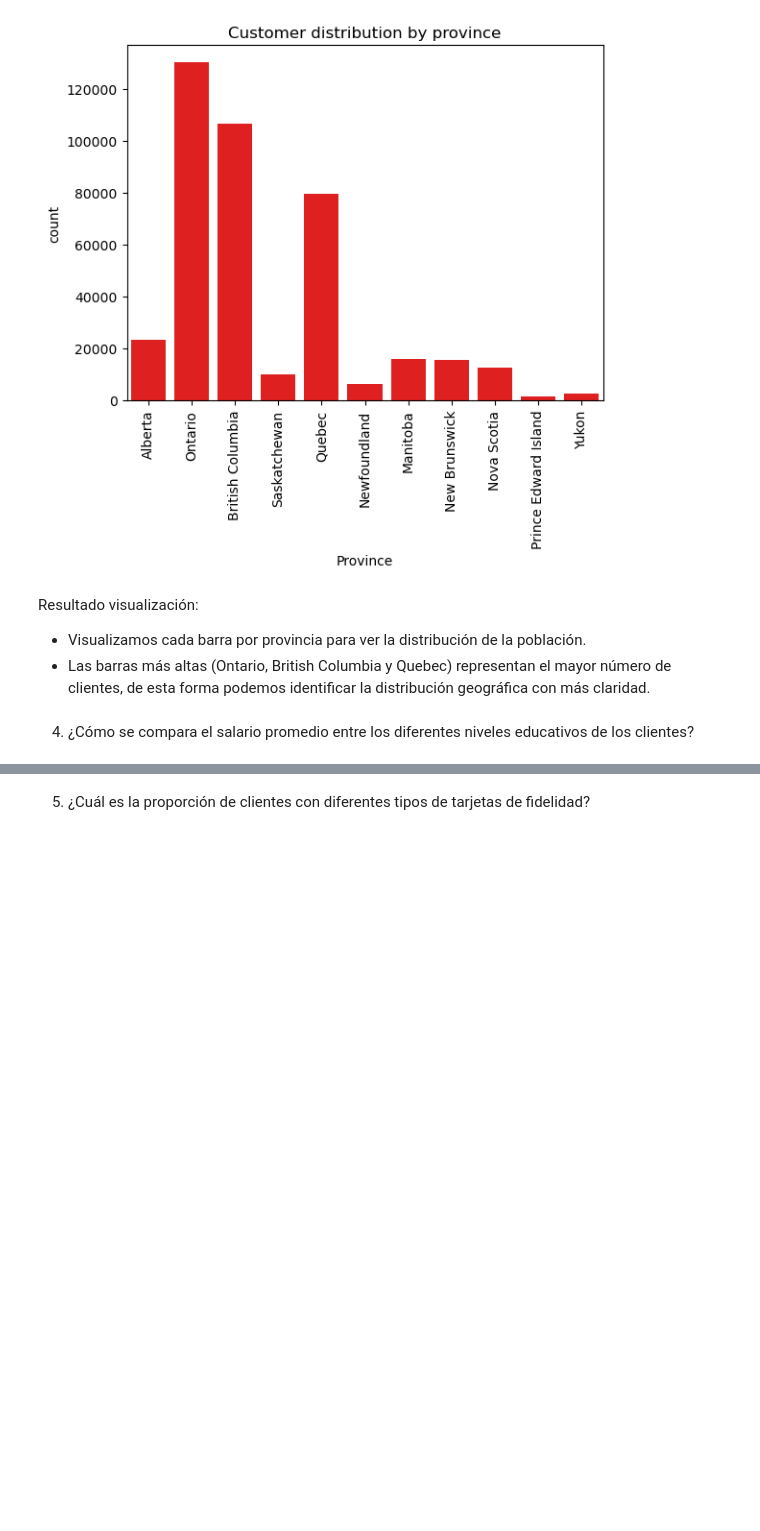
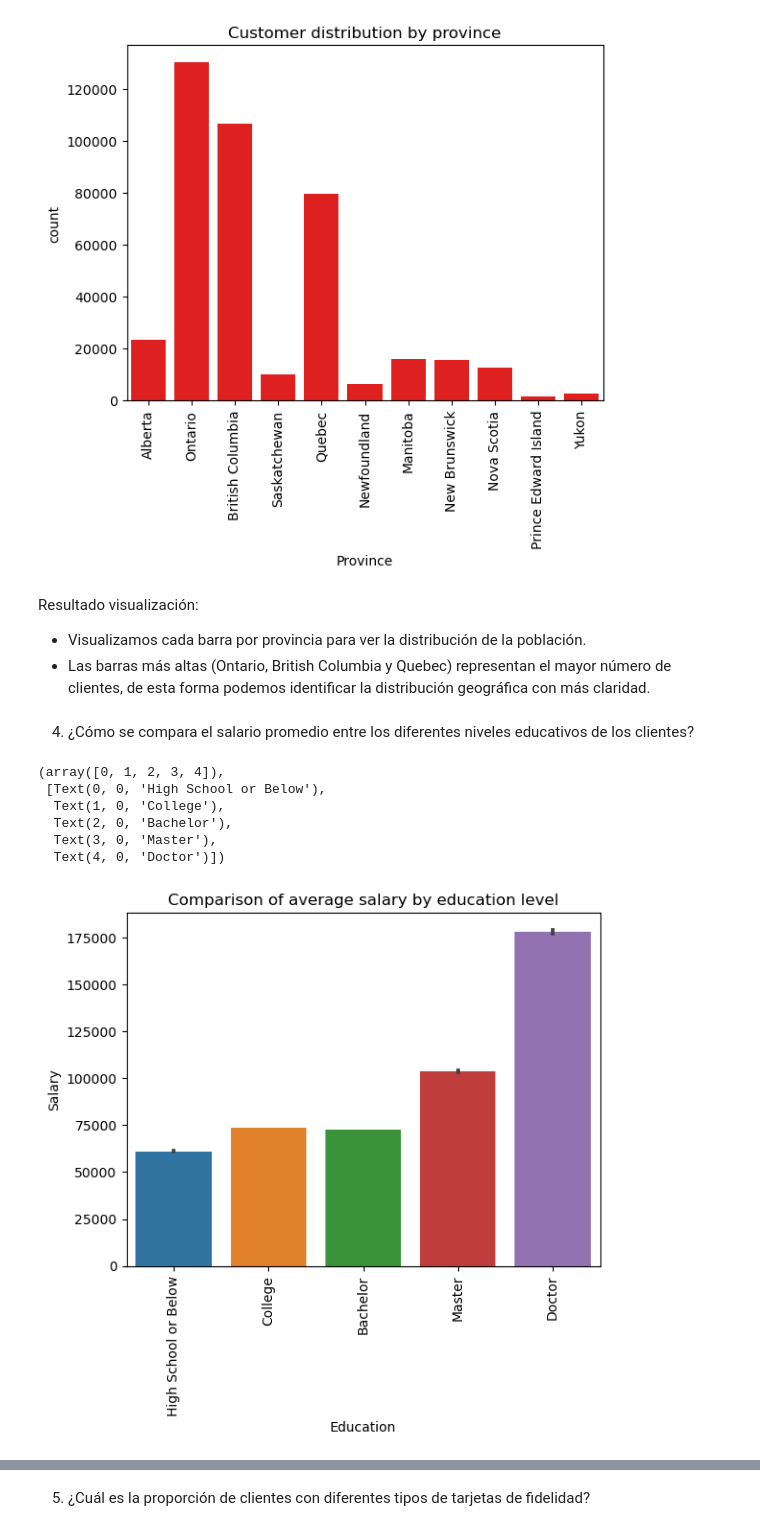
Before and after one commit to yaizamatesanz/Airline-Customer-Analysis, a Jupyter notebook: fase_2_visualizacion.ipynb, the cells around one changed output, grey strips where cells are left out. Cells and saved outputs as stored; diff of their text form; code cells hidden in the pictures; blank space fills up the shorter version.

```diff
--- a/fase_2_visualizacion.ipynb
+++ b/fase_2_visualizacion.ipynb
@@ -151,3 +151,29 @@ Resultado visualización:
 # %% [markdown]
 4. ¿Cómo se compara el salario promedio entre los diferentes niveles educativos de
 los clientes?
+# %%
+#columnas que usaremos: 'Salary' y 'Education'.
+#usamos barplot para visualizar el promedio de cada nivel educativo.
+#'estimator=np.mean' calcula el salario promedio para cada nivel educativo.
+#vamos a crear una lista para tener ordenados los niveles educativos:
+niveles_educativos = ['High School or Below', 'College', 'Bachelor', 'Master', 'Doctor']
+
+#convertimos la columna 'Education' en una categoría ordenada
+df_custom_data['Education'] = pd.Categorical(df_custom_data['Education'], categories=niveles_educativos, ordered=True)
+
+
+sns.barplot(   x = "Education",
+                y = "Salary",
+                data = df_custom_data,
+                estimator=np.mean)
+
+plt.title("Comparison of average salary by education level")
+plt.xticks(rotation=90)
+# %% [output]
+(array([0, 1, 2, 3, 4]),
+ [Text(0, 0, 'High School or Below'),
+  Text(1, 0, 'College'),
+  Text(2, 0, 'Bachelor'),
+  Text(3, 0, 'Master'),
+  Text(4, 0, 'Doctor')])
+[figure, added]
```
Also changed, not shown: parts of 7 cells of this notebook, 1 other file.
